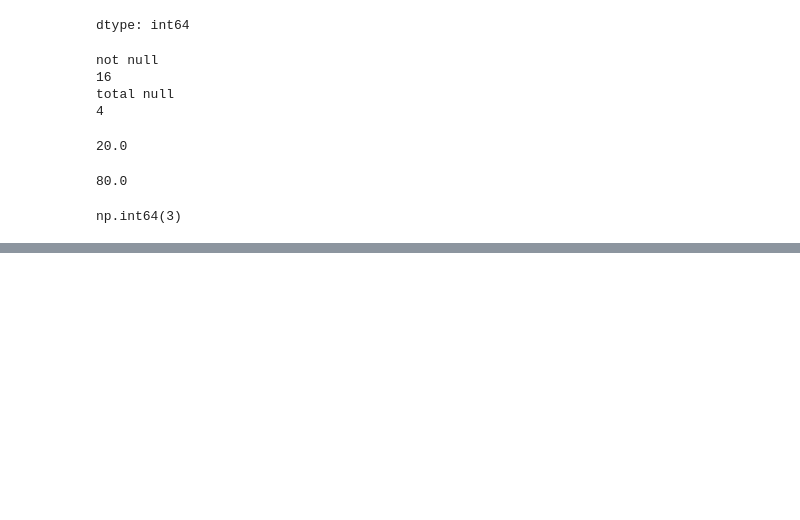
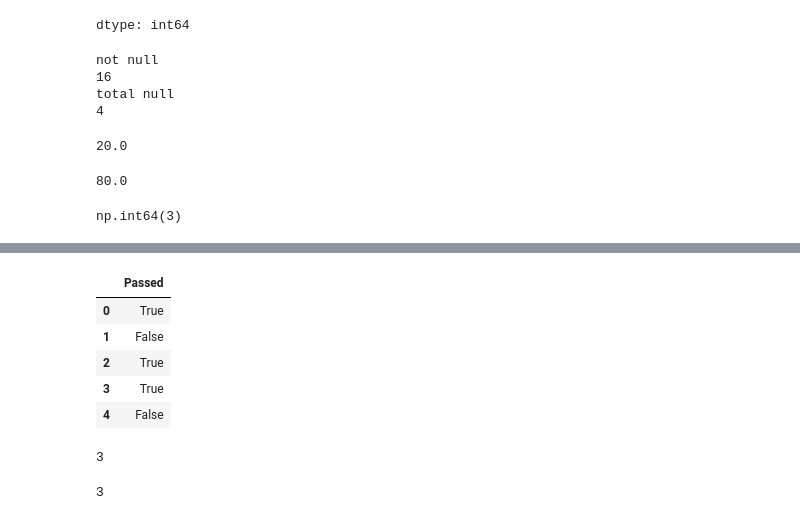
Before and after one commit to AnishShrestha09/pandas, a Jupyter notebook: pandas13.ipynb, the cells around one changed output, grey strips where cells are left out. Drawn from its saved outputs; the diff is of its cells as text; code cells hidden in the pictures; blank space fills up the shorter version.

```diff
--- a/pandas13.ipynb
+++ b/pandas13.ipynb
@@ -78,0 +218,17 @@ np.int64(3)
+# %%
+df = pd.DataFrame({
+
+"Passed": [1, 0, 1, 1, 0]
+}
+)
+# %%
+df["Passed"]= df["Passed"].astype(bool)
+# %%
+df
+# %% [output]
+|  | Passed |
+| 0 | True |
+| 1 | False |
+| 2 | True |
+| 3 | True |
+| 4 | False |
@@ -78,0 +241,8 @@ np.int64(3)
+# %%
+Example = [4,2, 0,1]
+
+for i in range(len(Example)+1):
+  if i not in Example:
+    print(i)
+# %% [output]
+3
@@ -78,0 +256,17 @@ np.int64(3)
+# %%
+Example = [3, 2, 3, 3, 1]
+
+length = len(Example)//2
+
+# for i in Example:
+#   if i
+#   \
+
+output = []
+for i in Example:
+  count = Example.count(i)
+  if count >=length:
+    output.append(i)
+print(max(output))
+# %% [output]
+3
```
Also changed, not shown: parts of 22 cells of this notebook.
